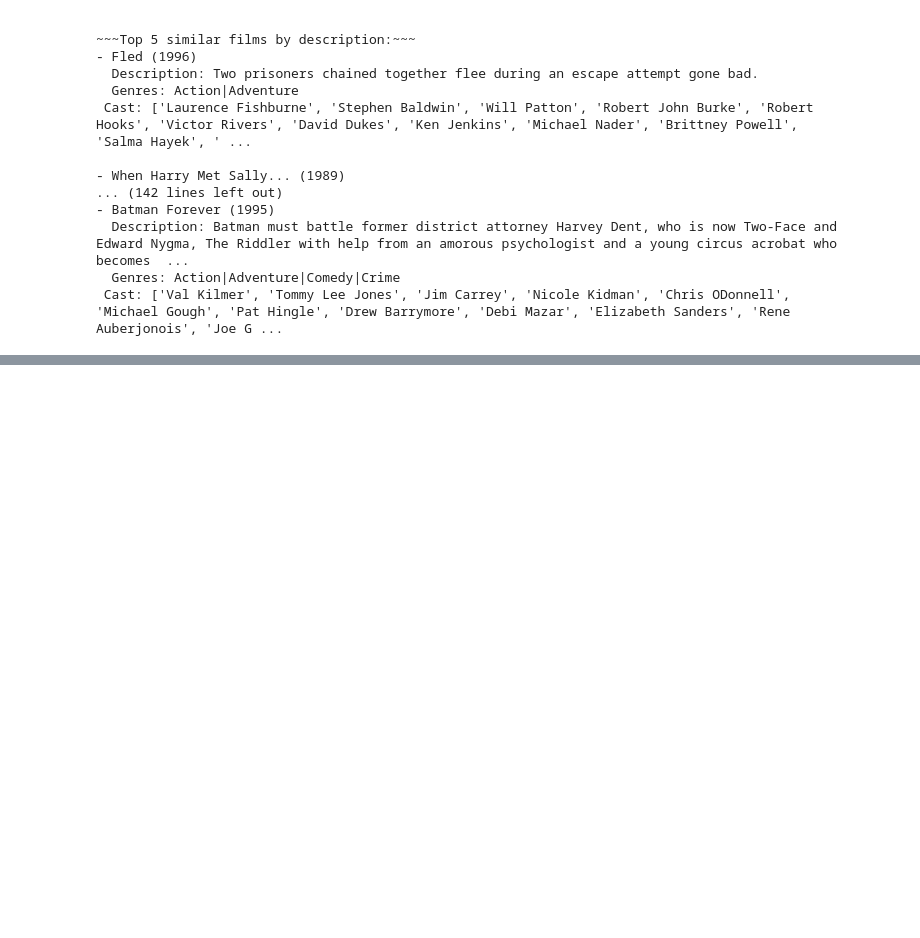
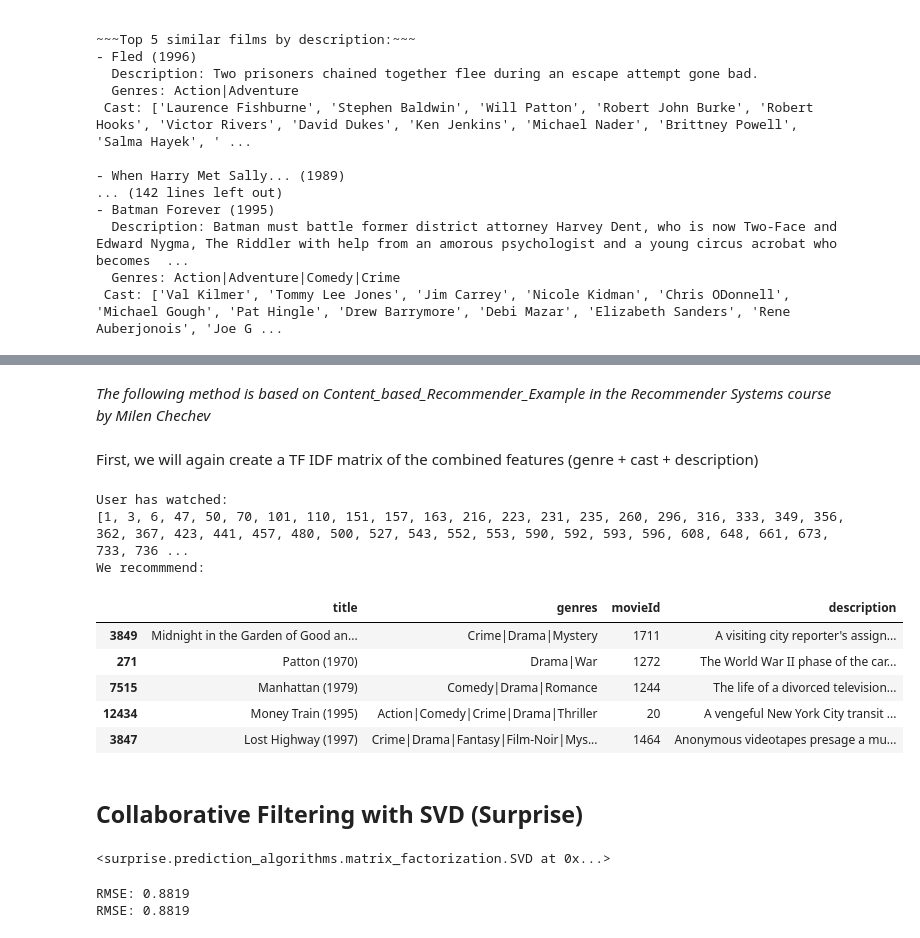
Before and after one commit to ccvetanska/Recommender, a Jupyter notebook: Recommender.ipynb, the cells around one changed output, grey strips where cells are left out. Saved outputs shown, nothing was run; the diff lists cells and outputs as text; code cells hidden in the pictures; blank space fills up the shorter version.

```diff
--- a/Recommender.ipynb
+++ b/Recommender.ipynb
@@ -553,0 +560,4 @@ Top 5 similar films by description:
+# %% [markdown]
+*The following method is based on Content_based_Recommender_Example in the Recommender Systems course by Milen Chechev*
+# %% [markdown]
+First, we will again create a TF IDF matrix of the combined features (genre + cast + description)
@@ -553,0 +571,54 @@ Top 5 similar films by description:
+# %%
+def build_user_profile(user_id):
+    user_ratings = ratings_df[ratings_df['userId'] == user_id]
+    user_ratings = user_ratings[user_ratings['movieId'].isin(movieId_to_index.index)]
+
+    if user_ratings.empty:
+        return None
+
+    indices = user_ratings['movieId'].map(movieId_to_index).dropna().astype(int)
+    tfidf_vectors = tfidf_matrix[indices]
+
+    ratings = user_ratings.loc[indices.index, 'rating'].values.reshape(-1, 1)
+
+    user_profile = np.sum(tfidf_vectors.multiply(ratings).toarray(), axis=0)
+    user_profile_norm = user_profile / np.linalg.norm(user_profile)
+
+    return user_profile_norm
+# %%
+from sklearn.metrics.pairwise import cosine_similarity
+
+def get_watched(user_id):
+    return ratings_df[ratings_df['userId'] == user_id]['movieId'].tolist()
+
+def recommend_personalized(user_id, n=10):
+    user_profile = build_user_profile(user_id)
+    if user_profile is None:
+        return f"User {user_id} has no rated movies in dataset."
+
+    similarities = cosine_similarity(tfidf_matrix, user_profile.reshape(1, -1)).flatten()
+
+    watched = get_watched(user_id)
+    unwatched_mask = ~train_edf['movieId'].isin(watched)
+
+    top_indices = np.argsort(similarities * unwatched_mask.to_numpy())[::-1][:n]
+
+    return train_edf.iloc[top_indices][['title', 'genres', 'movieId', 'description']]
+# %%
+TEST_USER_ID = 1
+print("User has watched:")
+print(get_watched(TEST_USER_ID))
+print("We recommmend:")
+recommend_personalized(user_id=TEST_USER_ID, n=5)
+# %% [output]
+User has watched:
+[1, 3, 6, 47, 50, 70, 101, 110, 151, 157, 163, 216, 223, 231, 235, 260, 296, 316, 333, 349, 356, 362, 367, 423, 441, 457, 480, 500, 527, 543, 552, 553, 590, 592, 593, 596, 608, 648, 661, 673, 733, 736 ...
+We recommmend:
+|  | title | genres | movieId | description |
+| 3849 | Midnight in the Garden of Good an... | Crime|Drama|Mystery | 1711 | A visiting city reporter's assign... |
+| 271 | Patton (1970) | Drama|War | 1272 | The World War II phase of the car... |
+| 7515 | Manhattan (1979) | Comedy|Drama|Romance | 1244 | The life of a divorced television... |
+| 12434 | Money Train (1995) | Action|Comedy|Crime|Drama|Thriller | 20 | A vengeful New York City transit ... |
+| 3847 | Lost Highway (1997) | Crime|Drama|Fantasy|Film-Noir|Mys... | 1464 | Anonymous videotapes presage a mu... |
+# %% [markdown]
+## Collaborative Filtering with SVD (Surprise)
@@ -553,0 +633,14 @@ Top 5 similar films by description:
+# %%
+trainset, testset = train_test_split(data, test_size=0.1, random_state=42)
+
+svd_model = SVD()
+svd_model.fit(trainset)
+# %% [output]
+<surprise.prediction_algorithms.matrix_factorization.SVD at 0x...>
+# %%
+predictions = svd_model.test(testset)
+rmse = accuracy.rmse(predictions)
+print(f"RMSE: {rmse:.4f}")
+# %% [output]
+RMSE: 0.8819
+RMSE: 0.8819
```
Also changed, not shown: parts of 63 cells of this notebook, 5 other files.
